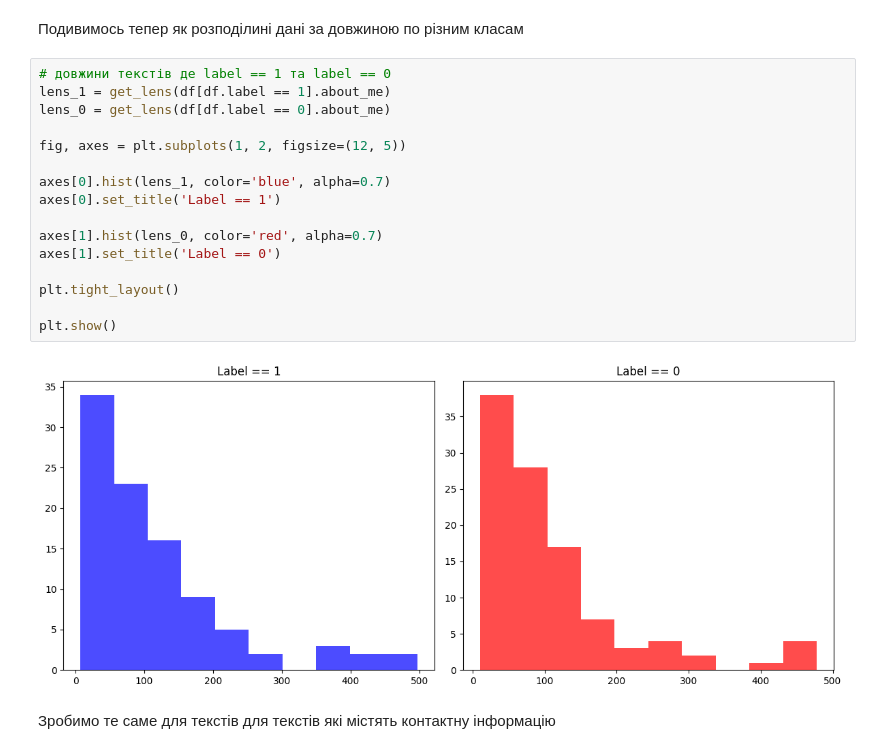
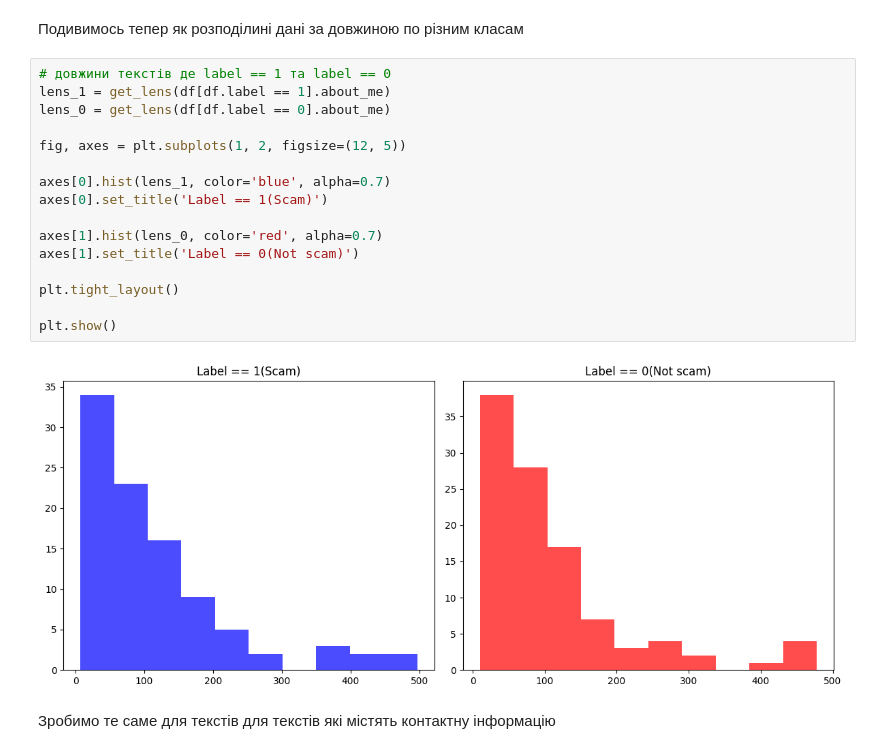
Before and after one commit to YelizavetaP/Scam-Not-scam, a Jupyter notebook: scam_not_scam.ipynb, the cells around one changed output. Drawn from its saved outputs; the diff is of its cells as text.

```diff
--- a/scam_not_scam.ipynb
+++ b/scam_not_scam.ipynb
@@ -94,21 +103,21 @@ plt.hist(lens);
 # %%
 # довжини текстів де label == 1 та label == 0
 lens_1 = get_lens(df[df.label == 1].about_me)
 lens_0 = get_lens(df[df.label == 0].about_me)
 
 fig, axes = plt.subplots(1, 2, figsize=(12, 5))
 
 axes[0].hist(lens_1, color='blue', alpha=0.7)
-axes[0].set_title('Label == 1')
+axes[0].set_title('Label == 1(Scam)')
 
 axes[1].hist(lens_0, color='red', alpha=0.7)
-axes[1].set_title('Label == 0')
+axes[1].set_title('Label == 0(Not scam)')
 
 plt.tight_layout()
 
 plt.show()
 # %% [output]
-[figure, old version]
+[figure, new version]
 # %% [markdown]
 Зробимо те саме для текстів для текстів які містять контактну інформацію
 # %%
```
Also changed, not shown: parts of 45 cells of this notebook, 1 other file.
